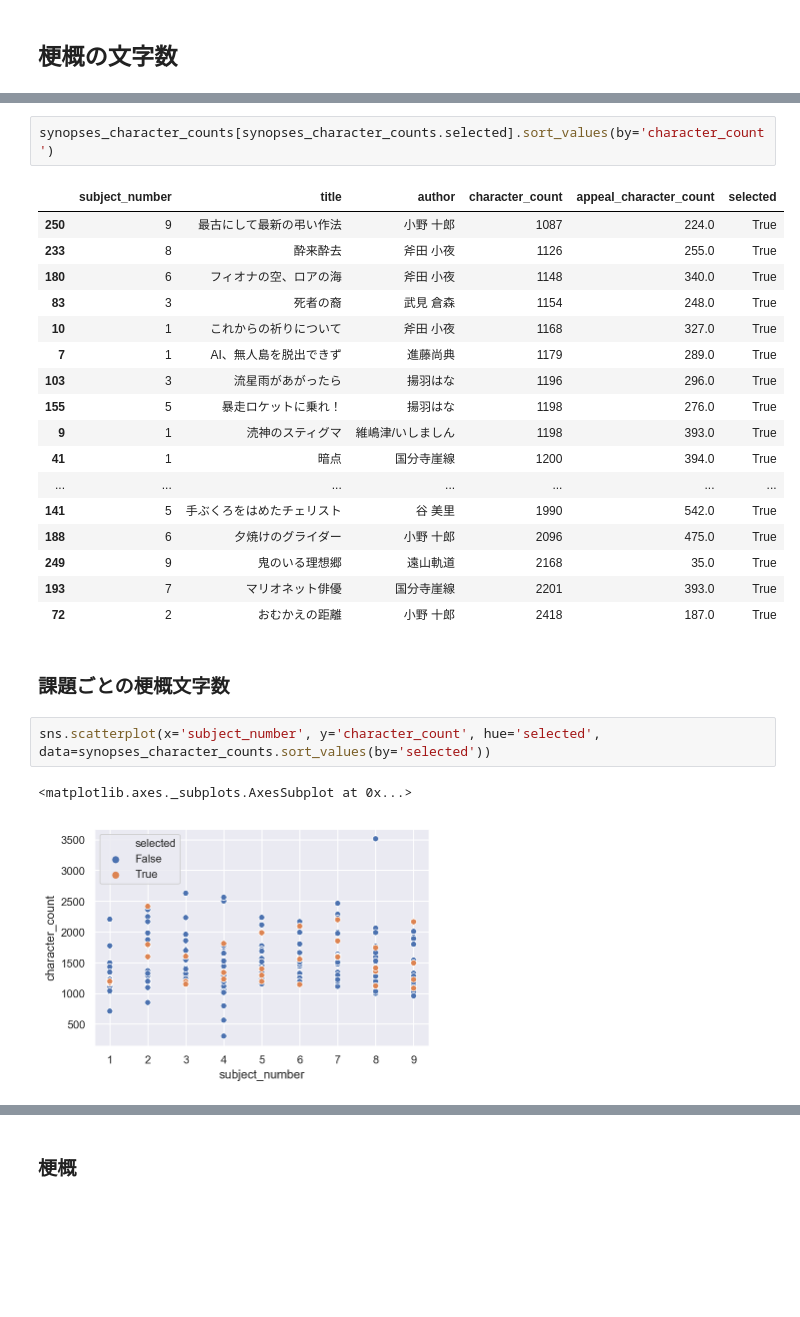
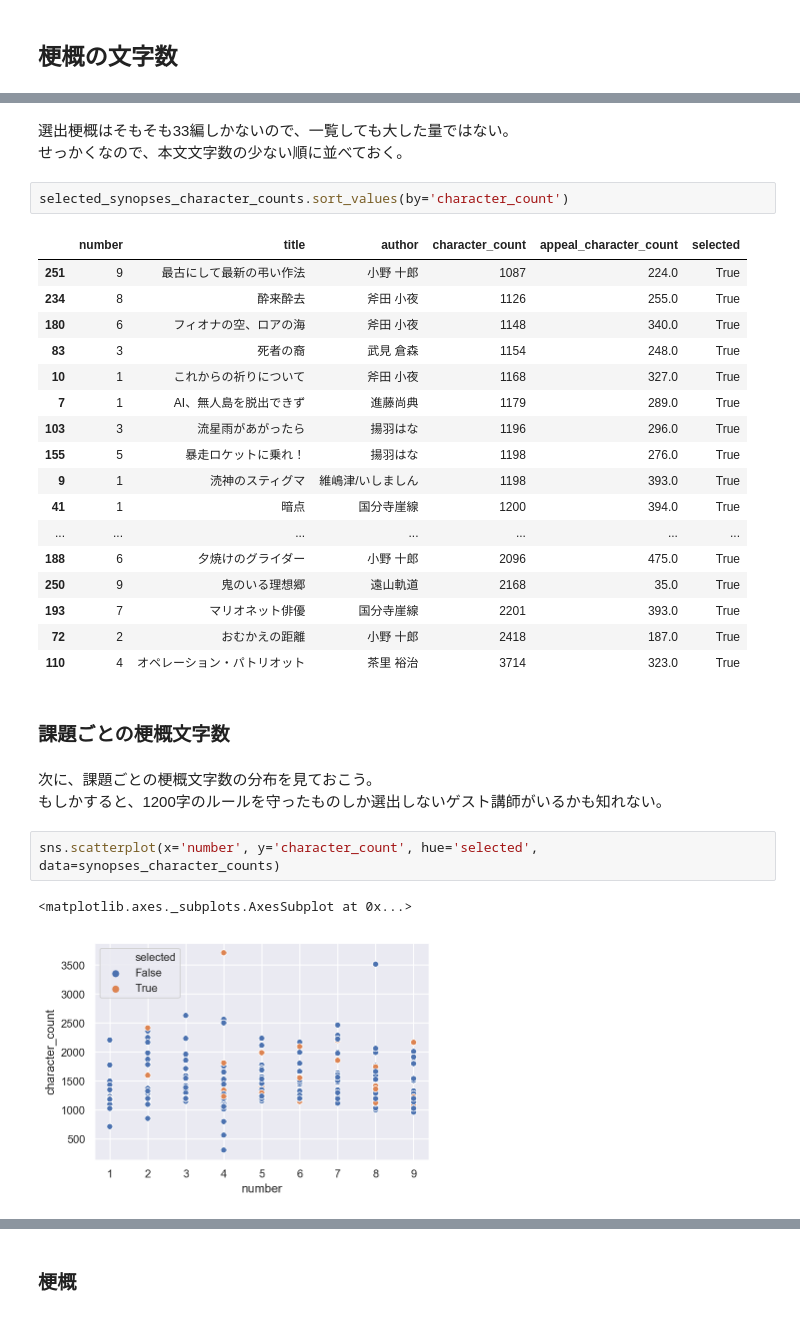
Before and after one commit to fuji-nakahara/genron-school-sf-app, a Jupyter notebook: notebook/genron-sf-2018-data-analysis.ipynb, the cells around one changed output, grey strips where cells are left out. Saved outputs shown, nothing was run; the diff lists cells and outputs as text; blank space fills up the shorter version.

```diff
--- a/notebook/genron-sf-2018-data-analysis.ipynb
+++ b/notebook/genron-sf-2018-data-analysis.ipynb
@@ -311,9 +412,12 @@ synopses_character_counts[synopses_character_counts.selected].character_count.pl
+# %% [markdown]
+選出梗概はそもそも33編しかないので、一覧しても大した量ではない。
+せっかくなので、本文文字数の少ない順に並べておく。
 # %%
-synopses_character_counts[synopses_character_counts.selected].sort_values(by='character_count')
+selected_synopses_character_counts.sort_values(by='character_count')
 # %% [output]
-|  | subject_number | title | author | character_count | appeal_character_count | selected |
-| 250 | 9 | 最古にして最新の弔い作法 | 小野 十郎 | 1087 | 224.0 | True |
-| 233 | 8 | 酔来酔去 | 斧田 小夜 | 1126 | 255.0 | True |
+|  | number | title | author | character_count | appeal_character_count | selected |
+| 251 | 9 | 最古にして最新の弔い作法 | 小野 十郎 | 1087 | 224.0 | True |
+| 234 | 8 | 酔来酔去 | 斧田 小夜 | 1126 | 255.0 | True |
 | 180 | 6 | フィオナの空、ロアの海 | 斧田 小夜 | 1148 | 340.0 | True |
 | 83 | 3 | 死者の裔 | 武見 倉森 | 1154 | 248.0 | True |
 | 10 | 1 | これからの祈りについて | 斧田 小夜 | 1168 | 327.0 | True |
@@ -323,15 +427,18 @@ synopses_character_counts[synopses_character_counts.selected].sort_values(by='ch
 | 9 | 1 | 涜神のスティグマ | 維嶋津/いしましん | 1198 | 393.0 | True |
 | 41 | 1 | 暗点 | 国分寺崖線 | 1200 | 394.0 | True |
 | ... | ... | ... | ... | ... | ... | ... |
-| 141 | 5 | 手ぶくろをはめたチェリスト | 谷 美里 | 1990 | 542.0 | True |
 | 188 | 6 | 夕焼けのグライダー | 小野 十郎 | 2096 | 475.0 | True |
-| 249 | 9 | 鬼のいる理想郷 | 遠山軌道 | 2168 | 35.0 | True |
+| 250 | 9 | 鬼のいる理想郷 | 遠山軌道 | 2168 | 35.0 | True |
 | 193 | 7 | マリオネット俳優 | 国分寺崖線 | 2201 | 393.0 | True |
 | 72 | 2 | おむかえの距離 | 小野 十郎 | 2418 | 187.0 | True |
+| 110 | 4 | オペレーション・パトリオット | 茶里 裕治 | 3714 | 323.0 | True |
 # %% [markdown]
 ### 課題ごとの梗概文字数
+# %% [markdown]
+次に、課題ごとの梗概文字数の分布を見ておこう。
+もしかすると、1200字のルールを守ったものしか選出しないゲスト講師がいるかも知れない。
 # %%
-sns.scatterplot(x='subject_number', y='character_count', hue='selected', data=synopses_character_counts.sort_values(by='selected'))
+sns.scatterplot(x='number', y='character_count', hue='selected', data=synopses_character_counts)
 # %% [output]
 <matplotlib.axes._subplots.AxesSubplot at 0x...>
-[figure, old version]
+[figure, new version]
```
Also changed, not shown: parts of 63 cells of this notebook.
